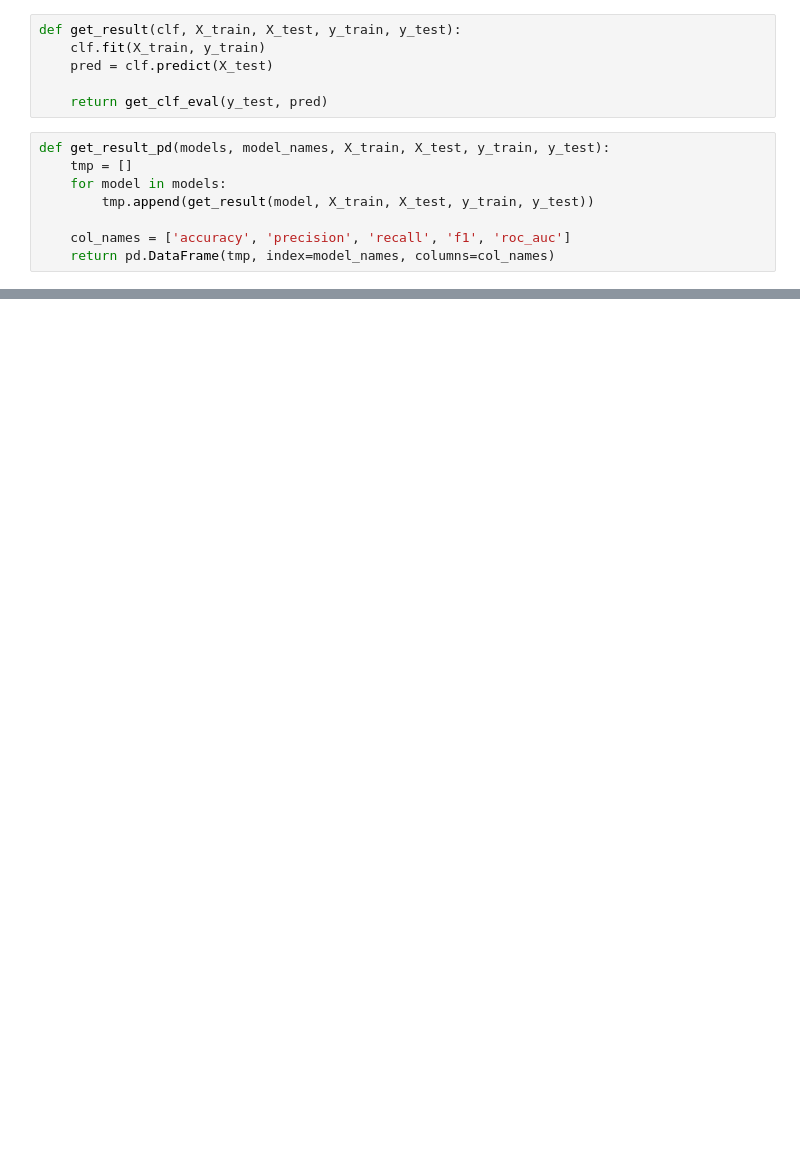
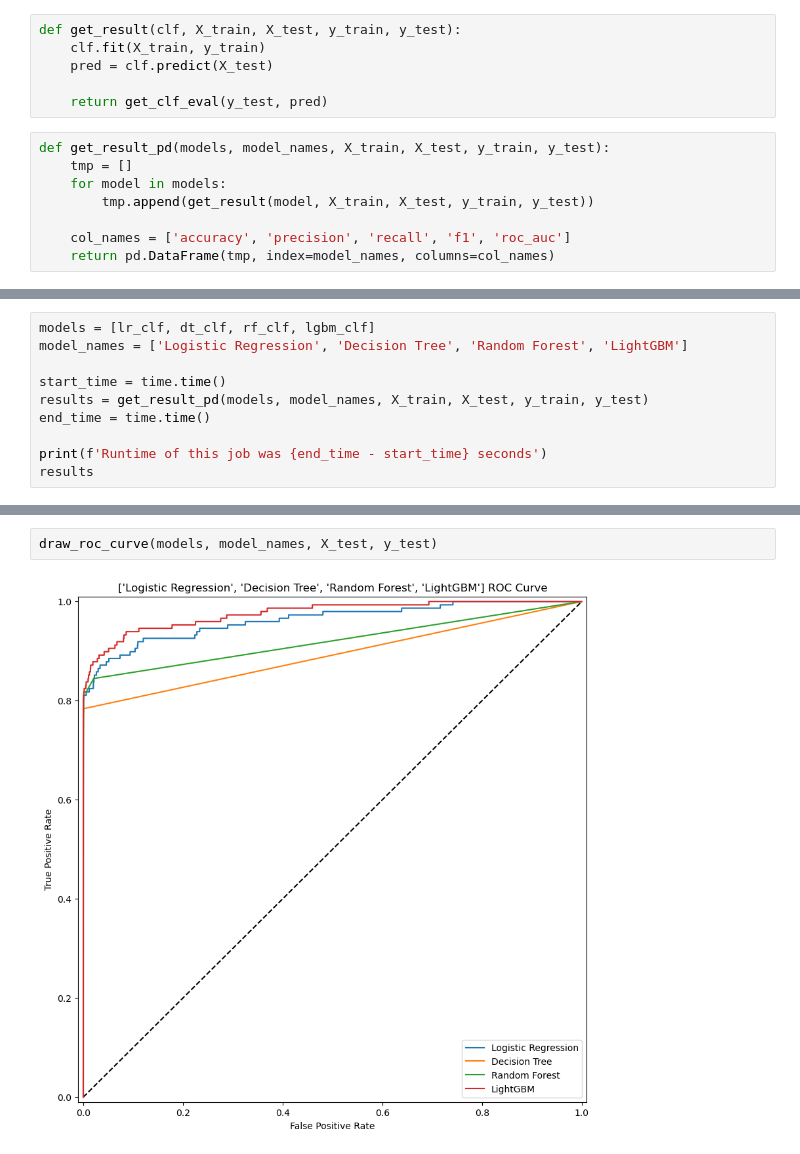
Before and after one commit to buzziru/ZB_ML, a Jupyter notebook: 21. creadit card fraud detection.ipynb, the cells around one changed output, grey strips where cells are left out. Drawn from its saved outputs; the diff is of its cells as text; blank space fills up the shorter version.

```diff
--- a/21. creadit card fraud detection.ipynb
+++ b/21. creadit card fraud detection.ipynb
@@ -220,0 +346,10 @@ Runtime of this job was 179.07990527153015 seconds
+# %%
+models = [lr_clf, dt_clf, rf_clf, lgbm_clf]
+model_names = ['Logistic Regression', 'Decision Tree', 'Random Forest', 'LightGBM']
+
+start_time = time.time()
+results = get_result_pd(models, model_names, X_train, X_test, y_train, y_test)
+end_time = time.time()
+
+print(f'Runtime of this job was {end_time - start_time} seconds')
+results
@@ -220,0 +379,4 @@ Runtime of this job was 179.07990527153015 seconds
+# %%
+draw_roc_curve(models, model_names, X_test, y_test)
+# %% [output]
+[figure, added]
```
Also changed, not shown: parts of 32 cells of this notebook, 1 other file.
